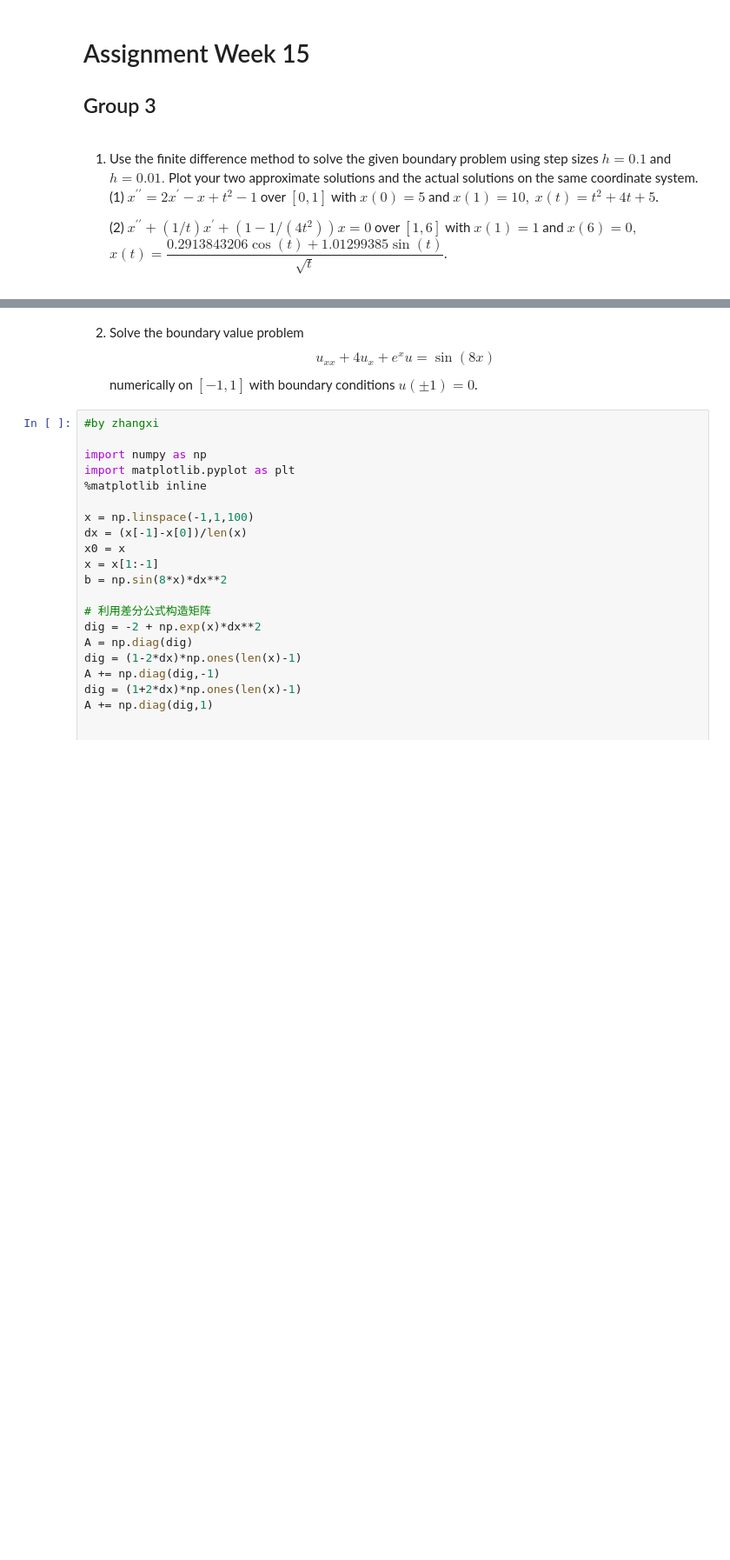
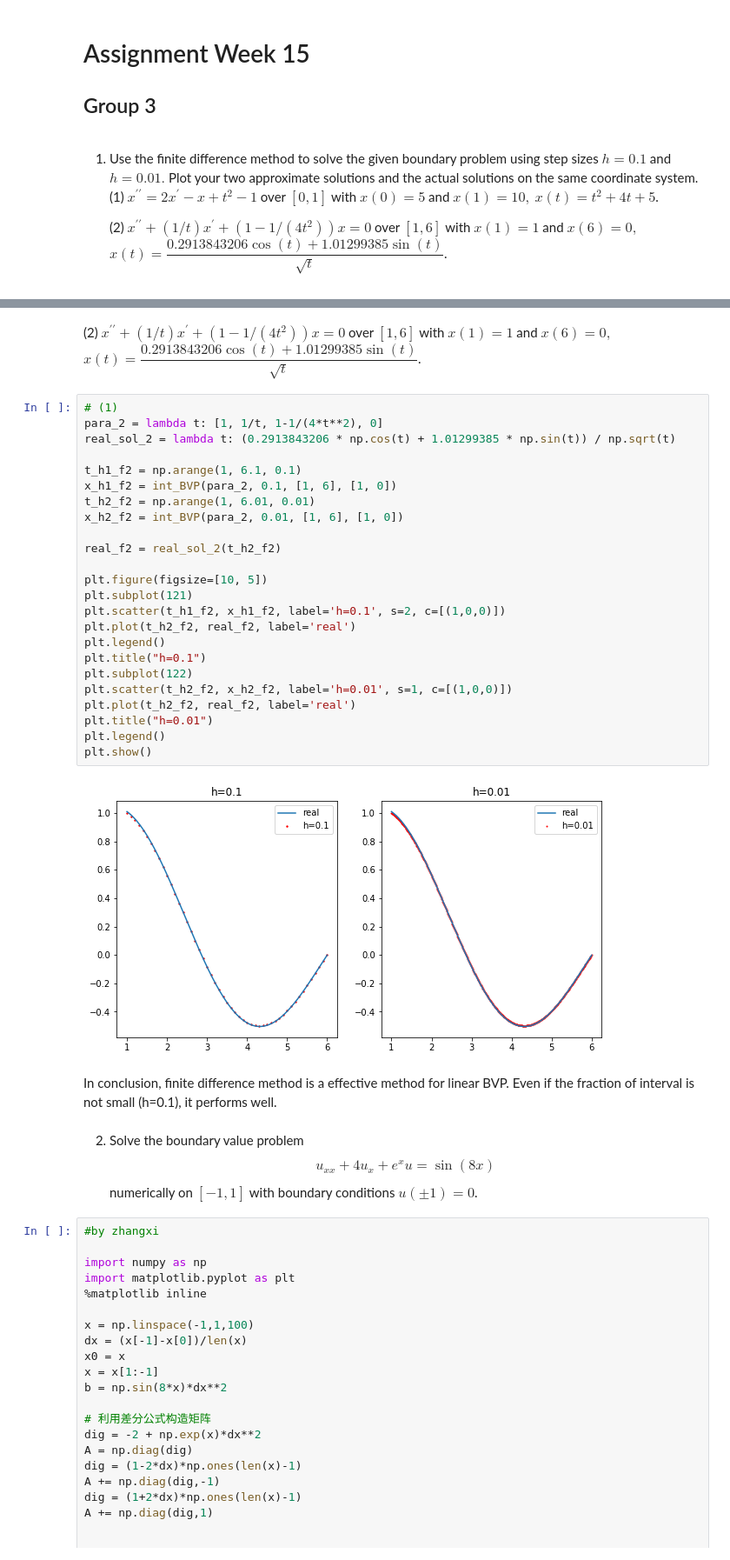
Before and after one commit to Little-old-brother-team/GroupWork, a Jupyter notebook: Week15/Week15.ipynb, the cells around one changed output, grey strips where cells are left out. Shown at 87% size. Cells and saved outputs as stored; diff of their text form; blank space fills up the shorter version.

```diff
--- a/Week15/Week15.ipynb
+++ b/Week15/Week15.ipynb
@@ -10,3 +70,34 @@
+# %% [markdown]
+(2) $x^{\prime\prime}+\left(  1/t\right)  x^{\prime}+(1-1/\left(
+       4t^{2}\right)  )x=0$ over $\left[  1,6\right]$ with $x\left(  1\right)  =1$ and $x\left(  6\right)  =0,$ $x\left(  t\right)  =\dfrac{0.2913843206\cos   \left(  t\right)  +1.01299385\sin\left(  t\right)  }{\sqrt{t}}$.
+# %%
+# (1)
+para_2 = lambda t: [1, 1/t, 1-1/(4*t**2), 0]
+real_sol_2 = lambda t: (0.2913843206 * np.cos(t) + 1.01299385 * np.sin(t)) / np.sqrt(t)
+
+t_h1_f2 = np.arange(1, 6.1, 0.1)
+x_h1_f2 = int_BVP(para_2, 0.1, [1, 6], [1, 0])
+t_h2_f2 = np.arange(1, 6.01, 0.01)
+x_h2_f2 = int_BVP(para_2, 0.01, [1, 6], [1, 0])
+
+real_f2 = real_sol_2(t_h2_f2)
+
+plt.figure(figsize=[10, 5])
+plt.subplot(121)
+plt.scatter(t_h1_f2, x_h1_f2, label='h=0.1', s=2, c=[(1,0,0)])
+plt.plot(t_h2_f2, real_f2, label='real')
+plt.legend()
+plt.title("h=0.1")
+plt.subplot(122)
+plt.scatter(t_h2_f2, x_h2_f2, label='h=0.01', s=1, c=[(1,0,0)])
+plt.plot(t_h2_f2, real_f2, label='real')
+plt.title("h=0.01")
+plt.legend()
+plt.show()
+# %% [output]
+[figure, added]
+# %% [markdown]
+In conclusion, finite difference method is a effective method for linear BVP. Even if the fraction of interval is not small (h=0.1), it performs well.
 # %% [markdown]
 2. Solve the boundary value problem
     $$
```
Also changed, not shown: parts of 2 cells of this notebook.
